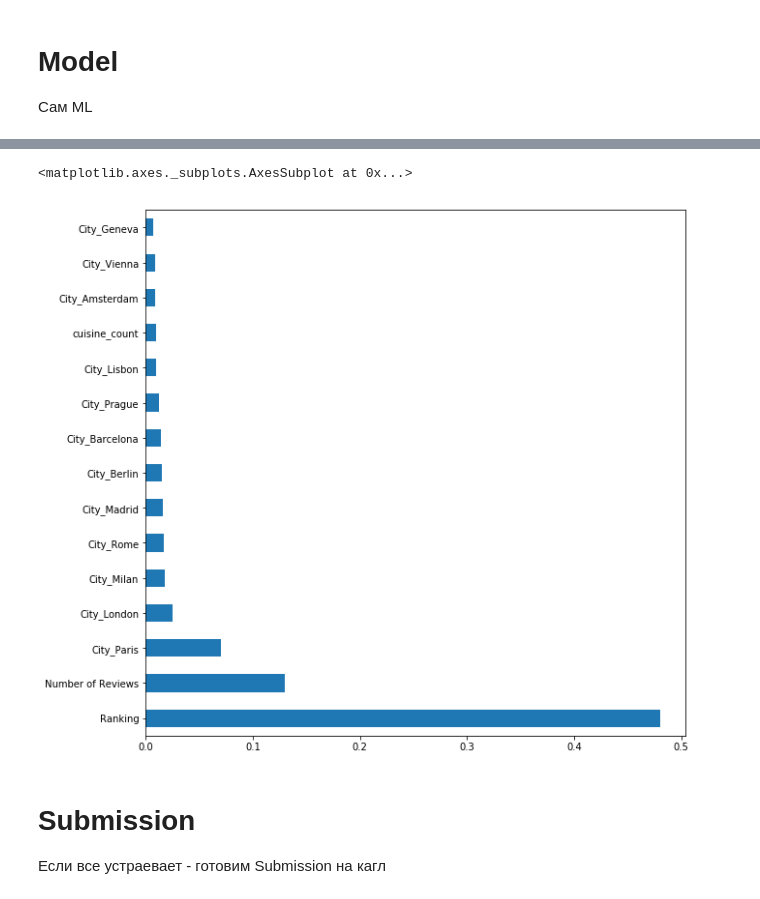
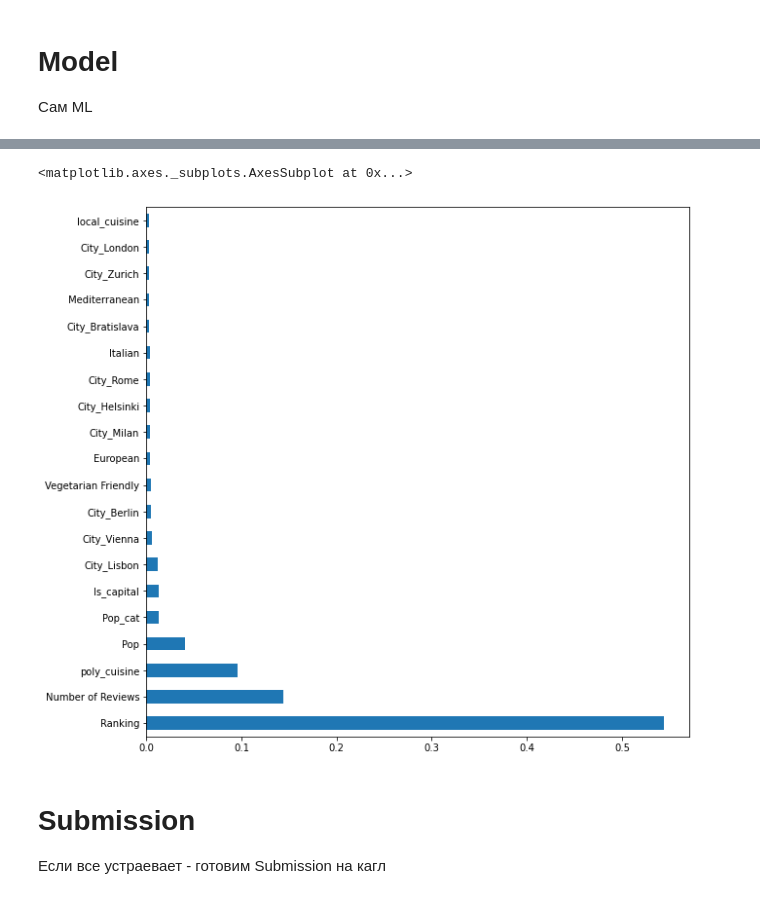
Before and after one commit to BasilPDS/CoursSF_L, a Jupyter notebook: module_3/module_3.ipynb, the cells around one changed output, grey strips where cells are left out. Saved outputs shown, nothing was run; the diff lists cells and outputs as text; code cells hidden in the pictures.

```diff
--- a/module_3/module_3.ipynb
+++ b/module_3/module_3.ipynb
@@ -691,0 +759,6 @@ Name: Number of Reviews, dtype: int64
+# %%
+data['Reviews'] = data['Reviews'].astype('str')
+# %%
+for index in data[data['Number of Reviews'].isna() == True].index:
+    if len(data[data['Number of Reviews'].isna() == True].loc[index][5]) <=8:
+        data['Number of Reviews'].loc[index] = 0
@@ -704,7 +783,7 @@ Name: Number of Reviews, dtype: int64
 # %% [markdown]
 рассмотрим уже созданный признак cusin_style и создадим новые признаки этом основании - представим что каждому виду кухни будет соответствовать 1, при отсутствии этого вида кухни 0
 # %%
-cuisine_style = data['cuisine_style']
+cuisine_style = data['Cuisine Style']
 # %%
 # Поскольку в столбце списки, с начала получаем перечень уникальных значений
 
@@ -724,7 +803,7 @@ def find_item(cell):
     return 0
 
 for item in cuisines:
-    data[item] = data['cuisine_style'].apply(find_item)
+    data[item] = data['Cuisine Style'].apply(find_item)
 # %%
 data.head(5)
 # %% [output]
@@ -965,11 +1044,11 @@ MAE: 0.21299624999999997
 # %%
 # в RandomForestRegressor есть возможность вывести самые важные признаки для модели
 plt.rcParams['figure.figsize'] = (10,10)
 feat_importances = pd.Series(model.feature_importances_, index=X.columns)
-feat_importances.nlargest(15).plot(kind='barh')
+feat_importances.nlargest(20).plot(kind='barh')
 # %% [output]
 <matplotlib.axes._subplots.AxesSubplot at 0x...>
-[figure, old version]
+[figure, new version]
 # %% [markdown]
 # Submission
 Если все устраевает - готовим Submission на кагл
```
Also changed, not shown: parts of 25 cells of this notebook.
